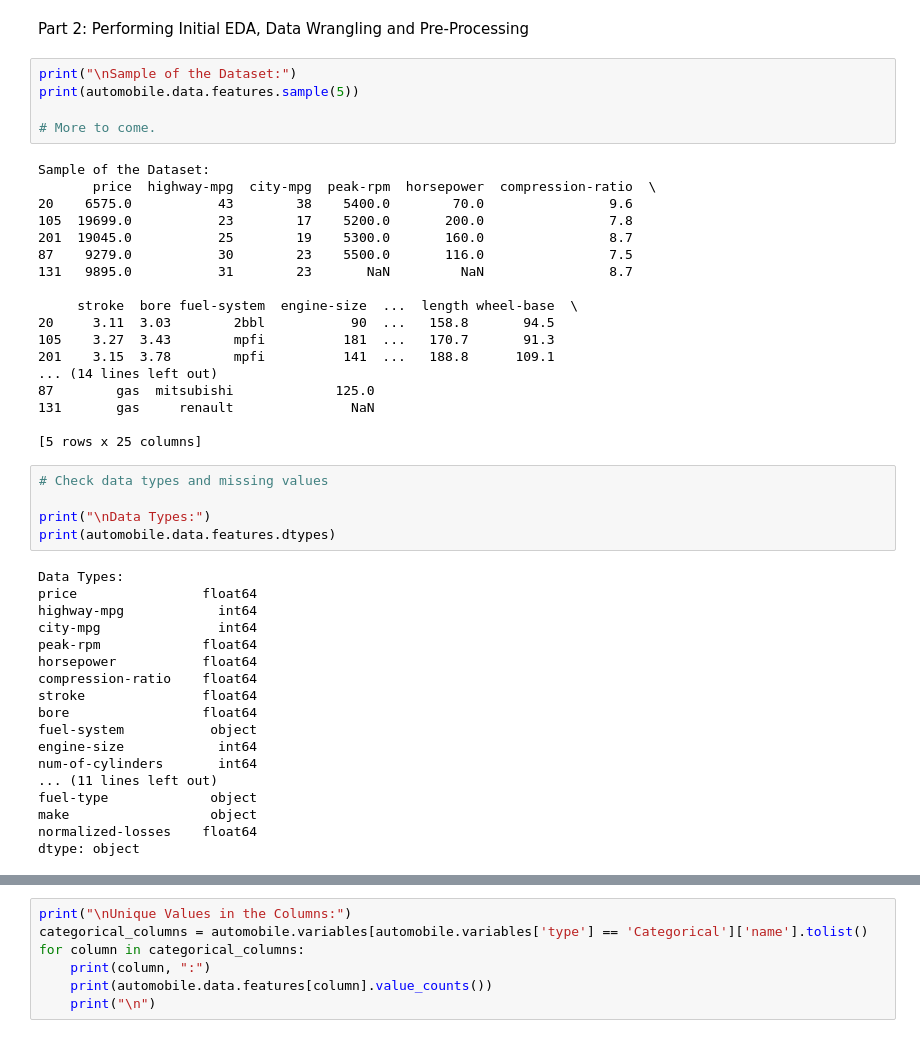
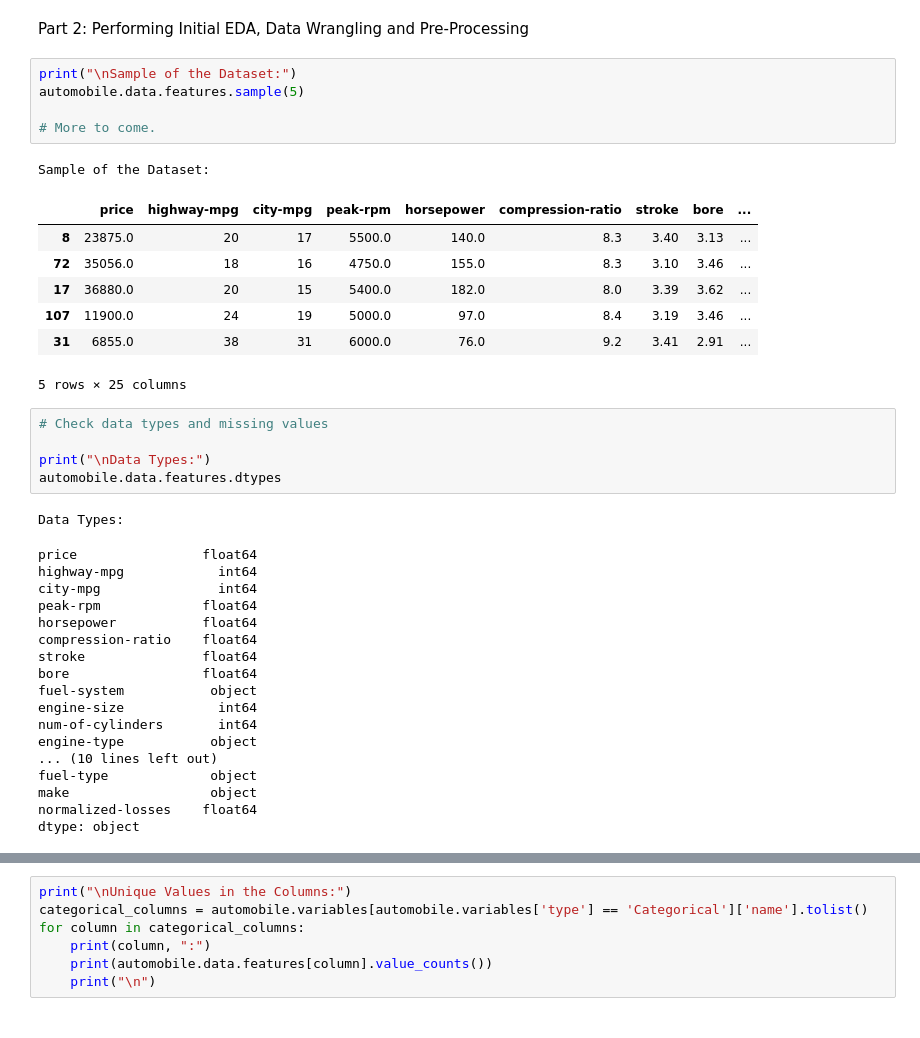
Before and after one commit to elliotbabilonia/automobile-project, a Jupyter notebook: code.ipynb, the cells around one changed output, grey strips where cells are left out. Saved outputs shown, nothing was run; the diff lists cells and outputs as text.

```diff
--- a/code.ipynb
+++ b/code.ipynb
@@ -29,50 +29,42 @@ automobile.data.features
 Part 2: Performing Initial EDA, Data Wrangling and Pre-Processing
 # %%
 print("\nSample of the Dataset:")
-print(automobile.data.features.sample(5))
+automobile.data.features.sample(5)
 
 # More to come.
 # %% [output]
 Sample of the Dataset:
-       price  highway-mpg  city-mpg  peak-rpm  horsepower  compression-ratio  \
-20    6575.0           43        38    5400.0        70.0                9.6
-105  19699.0           23        17    5200.0       200.0                7.8
-201  19045.0           25        19    5300.0       160.0                8.7
-87    9279.0           30        23    5500.0       116.0                7.5
-131   9895.0           31        23       NaN         NaN                8.7
-
-     stroke  bore fuel-system  engine-size  ...  length wheel-base  \
-20     3.11  3.03        2bbl           90  ...   158.8       94.5
-105    3.27  3.43        mpfi          181  ...   170.7       91.3
-201    3.15  3.78        mpfi          141  ...   188.8      109.1
-... (14 lines left out)
-87        gas  mitsubishi             125.0
-131       gas     renault               NaN
-
-[5 rows x 25 columns]
+|  | price | highway-mpg | city-mpg | peak-rpm | horsepower | compression-ratio | stroke | bore | ... |
+| 8 | 23875.0 | 20 | 17 | 5500.0 | 140.0 | 8.3 | 3.40 | 3.13 | ... |
+| 72 | 35056.0 | 18 | 16 | 4750.0 | 155.0 | 8.3 | 3.10 | 3.46 | ... |
+| 17 | 36880.0 | 20 | 15 | 5400.0 | 182.0 | 8.0 | 3.39 | 3.62 | ... |
+| 107 | 11900.0 | 24 | 19 | 5000.0 | 97.0 | 8.4 | 3.19 | 3.46 | ... |
+| 31 | 6855.0 | 38 | 31 | 6000.0 | 76.0 | 9.2 | 3.41 | 2.91 | ... |
+5 rows × 25 columns
 # %%
 # Check data types and missing values
 
 print("\nData Types:")
-print(automobile.data.features.dtypes)
+automobile.data.features.dtypes
 # %% [output]
 Data Types:
-price                float64
-highway-mpg            int64
-city-mpg               int64
-peak-rpm             float64
-horsepower           float64
-compression-ratio    float64
-stroke               float64
-bore                 float64
-fuel-system           object
-engine-size            int64
-num-of-cylinders       int64
-... (11 lines left out)
-fuel-type             object
-make                  object
-normalized-losses    float64
-dtype: object
+price                float64
+highway-mpg            int64
+city-mpg               int64
+peak-rpm             float64
+horsepower           float64
+compression-ratio    float64
+stroke               float64
+bore                 float64
+fuel-system           object
+engine-size            int64
+num-of-cylinders       int64
+engine-type           object
+... (10 lines left out)
+fuel-type             object
+make                  object
+normalized-losses    float64
+dtype: object
 # %%
 # Checking the missing values as listed on the UCI website
 
```
Also changed, not shown: parts of 3 cells of this notebook.
